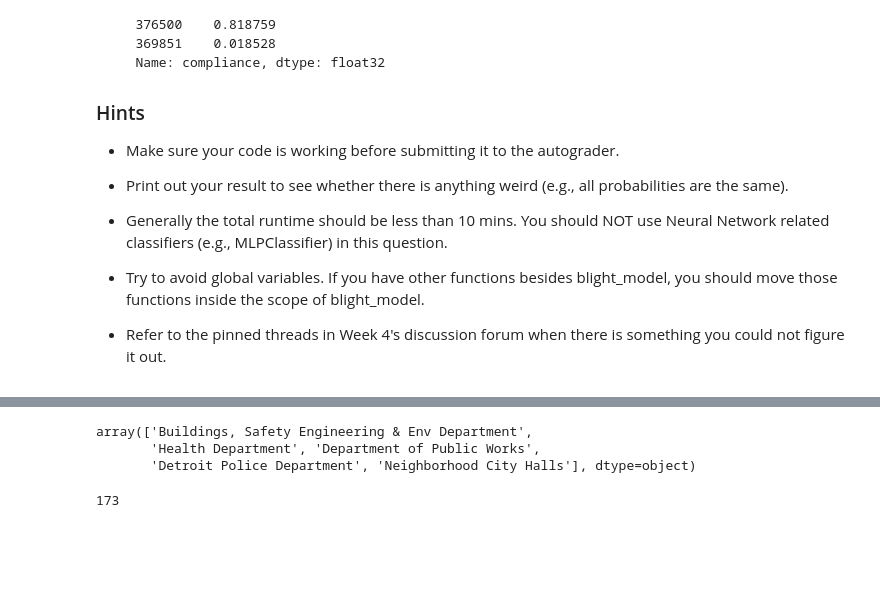
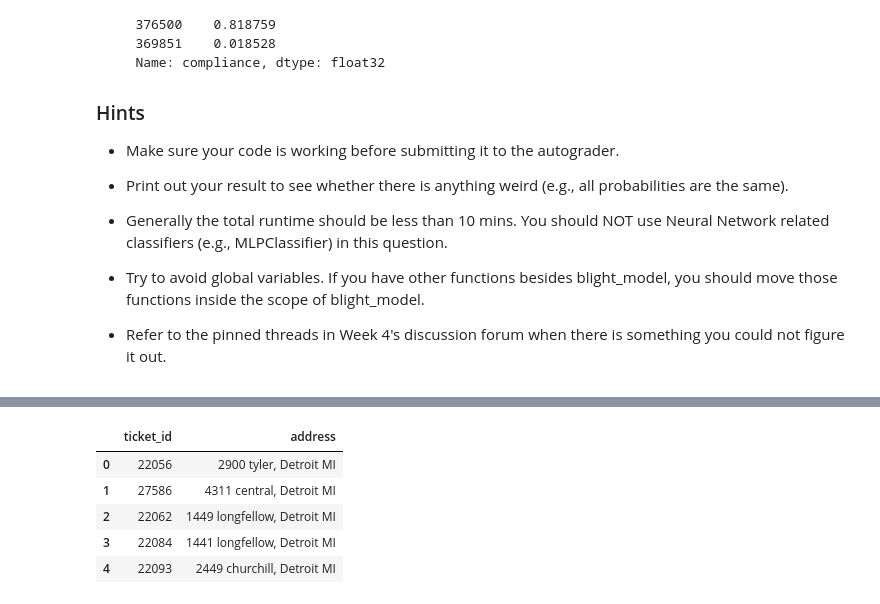
Before and after one commit to aitabuzaid/predict-fines, a Jupyter notebook: Assignment+4.ipynb, the cells around one changed output, grey strips where cells are left out. Drawn from its saved outputs; the diff is of its cells as text; code cells hidden in the pictures; blank space fills up the shorter version.

```diff
--- a/Assignment+4.ipynb
+++ b/Assignment+4.ipynb
@@ -167,10 +154,9 @@ Index: []
-# %%
-train_data['agency_name'].unique()
-# %% [output]
-array(['Buildings, Safety Engineering & Env Department',
-       'Health Department', 'Department of Public Works',
-       'Detroit Police Department', 'Neighborhood City Halls'], dtype=object)
-# %%
-train_data['inspector_name'].nunique()
-# %% [output]
-173
+# %%
+display(addresses[:5])
+# %% [output]
+|  | ticket_id | address |
+| 0 | 22056 | 2900 tyler, Detroit MI |
+| 1 | 27586 | 4311 central, Detroit MI |
+| 2 | 22062 | 1449 longfellow, Detroit MI |
+| 3 | 22084 | 1441 longfellow, Detroit MI |
+| 4 | 22093 | 2449 churchill, Detroit MI |
```
Also changed, not shown: parts of 11 cells of this notebook.
